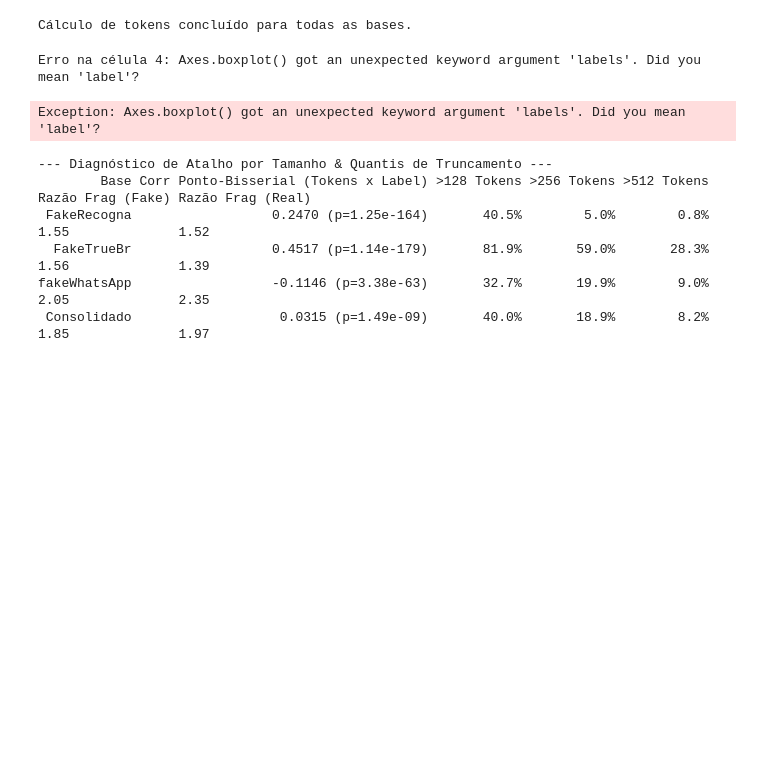
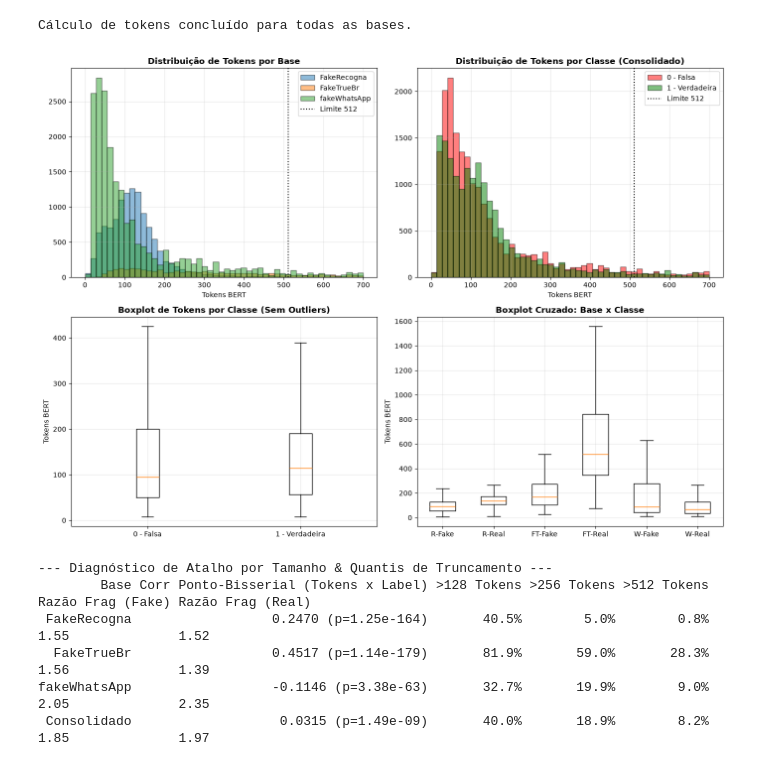
Before and after one commit to pedrolucasdourado/checa-ai-ml, a Jupyter notebook: notebooks/eda.ipynb, the cells around one changed output. Drawn from its saved outputs; the diff is of its cells as text; code cells hidden in the pictures; blank space fills up the shorter version.

```diff
--- a/notebooks/eda.ipynb
+++ b/notebooks/eda.ipynb
@@ -165,37 +195,36 @@ axes[0, 0].grid(True, alpha=0.3)
 # 2. Histogramas por Classe (Consolidado)
 df_fake = df_consolidado[df_consolidado['label'] == 0]
 df_real = df_consolidado[df_consolidado['label'] == 1]
 axes[0, 1].hist(df_fake['token_len'], bins=50, range=(0, 700), alpha=0.5, label='0 - Falsa', color='red', edgecolor='black')
 axes[0, 1].hist(df_real['token_len'], bins=50, range=(0, 700), alpha=0.5, label='1 - Verdadeira', color='green', edgecolor='black')
 axes[0, 1].axvline(512, color='black', linestyle=':', label='Limite 512')
 axes[0, 1].set_title('Distribuição de Tokens por Classe (Consolidado)', fontweight='bold')
 axes[0, 1].set_xlabel('Tokens BERT')
 axes[0, 1].legend()
 axes[0, 1].grid(True, alpha=0.3)
 
 # 3. Boxplot por Classe
-axes[1, 0].boxplot([df_fake['token_len'], df_real['token_len']], labels=['0 - Falsa', '1 - Verdadeira'], showfliers=False)
+axes[1, 0].boxplot([df_fake['token_len'], df_real['token_len']], tick_labels=['0 - Falsa', '1 - Verdadeira'], showfliers=False)
 axes[1, 0].set_title('Boxplot de Tokens por Classe (Sem Outliers)', fontweight='bold')
 axes[1, 0].set_ylabel('Tokens BERT')
 axes[1, 0].grid(True, alpha=0.3)
 
 # 4. Boxplot Cruzado Base x Classe
 dados_cruzados = [
     df_r_clean[df_r_clean['label']==0]['token_len'], df_r_clean[df_r_clean['label']==1]['token_len'],
     df_ft_clean[df_ft_clean['label']==0]['token_len'], df_ft_clean[df_ft_clean['label']==1]['token_len'],
     df_w_clean[df_w_clean['label']==0]['token_len'], df_w_clean[df_w_clean['label']==1]['token_len']
 ]
 rotulos_cruzados = ['R-Fake', 'R-Real', 'FT-Fake', 'FT-Real', 'W-Fake', 'W-Real']
-axes[1, 1].boxplot(dados_cruzados, labels=rotulos_cruzados, showfliers=False)
+axes[1, 1].boxplot(dados_cruzados, tick_labels=rotulos_cruzados, showfliers=False)
 axes[1, 1].set_title('Boxplot Cruzado: Base x Classe', fontweight='bold')
 axes[1, 1].set_ylabel('Tokens BERT')
 axes[1, 1].grid(True, alpha=0.3)
 
 plt.tight_layout()
 plt.show()
 # %% [output]
-Erro na célula 4: Axes.boxplot() got an unexpected keyword argument 'labels'. Did you mean 'label'?
-Exception: Axes.boxplot() got an unexpected keyword argument 'labels'. Did you mean 'label'?
+[figure, added]
 # %%
 # Módulo 2.3: Diagnóstico de Atalho por Tamanho (Point-Biserial Corr & Limits) e Fragmentação
 print("--- Diagnóstico de Atalho por Tamanho & Quantis de Truncamento ---")
```
Also changed, not shown: parts of 5 cells of this notebook, 2 other files.
